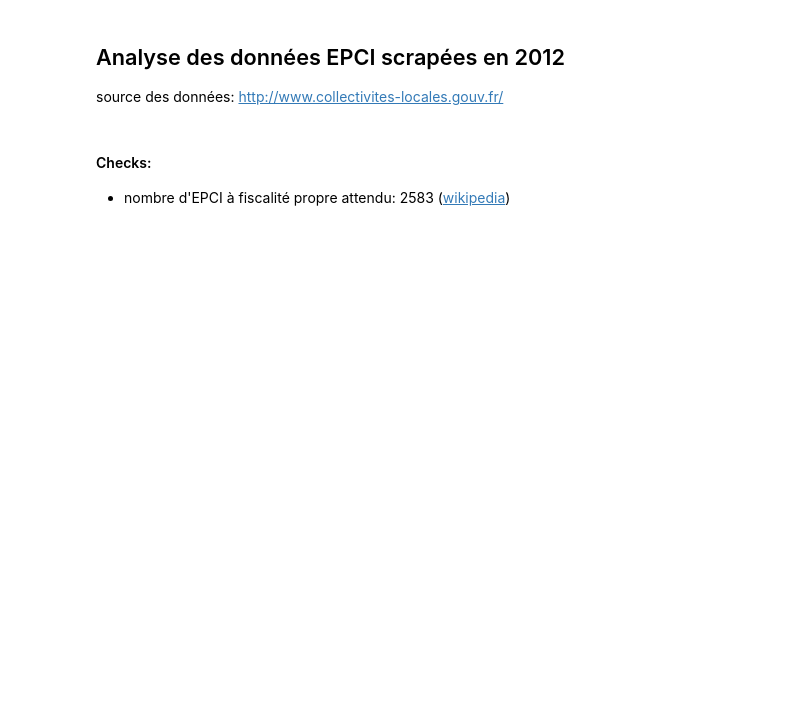
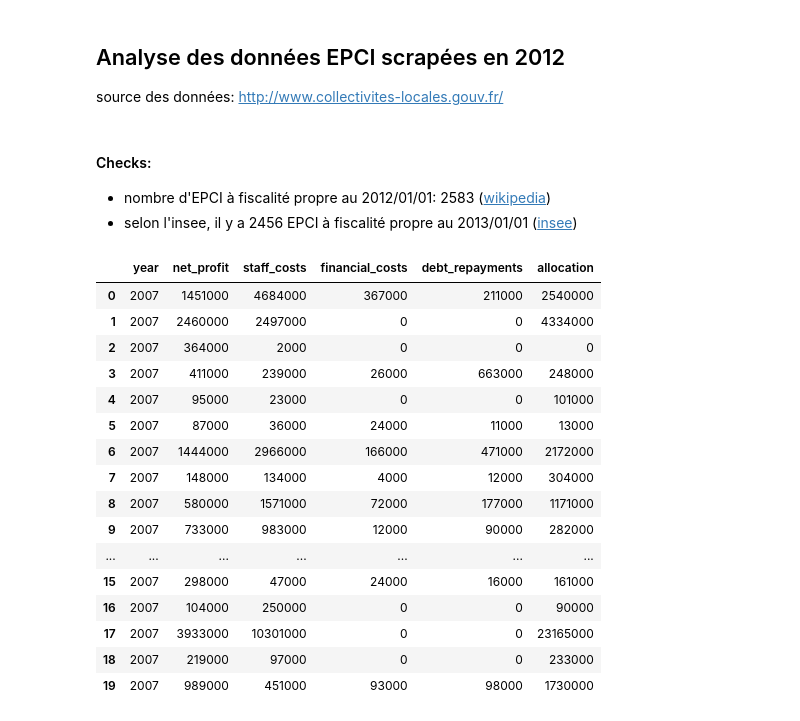
Before and after one commit to regardscitoyens/nosfinanceslocales_scraper, a Jupyter notebook: notebooks/epcidata_analysis.ipynb, the cells around one changed output. Cells and saved outputs as stored; diff of their text form; code cells hidden in the pictures; blank space fills up the shorter version.

```diff
--- a/notebooks/epcidata_analysis.ipynb
+++ b/notebooks/epcidata_analysis.ipynb
@@ -5,4 +5,5 @@ source des données: [http://www.collectivites-locales.gouv.fr/](http://www.coll
 # %% [markdown]
 #### Checks:
 
-* nombre d'EPCI à fiscalité propre attendu: 2583 ([wikipedia](http://fr.wikipedia.org/wiki/%C3%89tablissement_public_de_coop%C3%A9ration_intercommunale))
+* nombre d'EPCI à fiscalité propre au 2012/01/01: 2583 ([wikipedia](http://fr.wikipedia.org/wiki/%C3%89tablissement_public_de_coop%C3%A9ration_intercommunale))
+* selon l'insee, il y a 2456 EPCI à fiscalité propre au 2013/01/01 ([insee](http://www.insee.fr/fr/methodes/default.asp?page=zonages/intercommunalite.htm))
@@ -18,3 +14,24 @@ df = pd.DataFrame(json.load(open(os.path.join(data_dir, 'epci_2012.json'))))
+# %%
+df = pd.read_csv(os.path.join(curdir, 'scraped_data', 'epci_all.csv'))
+df[['year', 'net_profit', 'staff_costs', 'financial_costs', 'debt_repayments', 'allocation']].head(n=20)
+# %% [output]
+|  | year | net_profit | staff_costs | financial_costs | debt_repayments | allocation |
+| 0 | 2007 | 1451000 | 4684000 | 367000 | 211000 | 2540000 |
+| 1 | 2007 | 2460000 | 2497000 | 0 | 0 | 4334000 |
+| 2 | 2007 | 364000 | 2000 | 0 | 0 | 0 |
+| 3 | 2007 | 411000 | 239000 | 26000 | 663000 | 248000 |
+| 4 | 2007 | 95000 | 23000 | 0 | 0 | 101000 |
+| 5 | 2007 | 87000 | 36000 | 24000 | 11000 | 13000 |
+| 6 | 2007 | 1444000 | 2966000 | 166000 | 471000 | 2172000 |
+| 7 | 2007 | 148000 | 134000 | 4000 | 12000 | 304000 |
+| 8 | 2007 | 580000 | 1571000 | 72000 | 177000 | 1171000 |
+| 9 | 2007 | 733000 | 983000 | 12000 | 90000 | 282000 |
+| ... | ... | ... | ... | ... | ... | ... |
+| 15 | 2007 | 298000 | 47000 | 24000 | 16000 | 161000 |
+| 16 | 2007 | 104000 | 250000 | 0 | 0 | 90000 |
+| 17 | 2007 | 3933000 | 10301000 | 0 | 0 | 23165000 |
+| 18 | 2007 | 219000 | 97000 | 0 | 0 | 233000 |
+| 19 | 2007 | 989000 | 451000 | 93000 | 98000 | 1730000 |
 # %%
 df.columns
 # %% [output]
```
Also changed, not shown: parts of 13 cells of this notebook.
